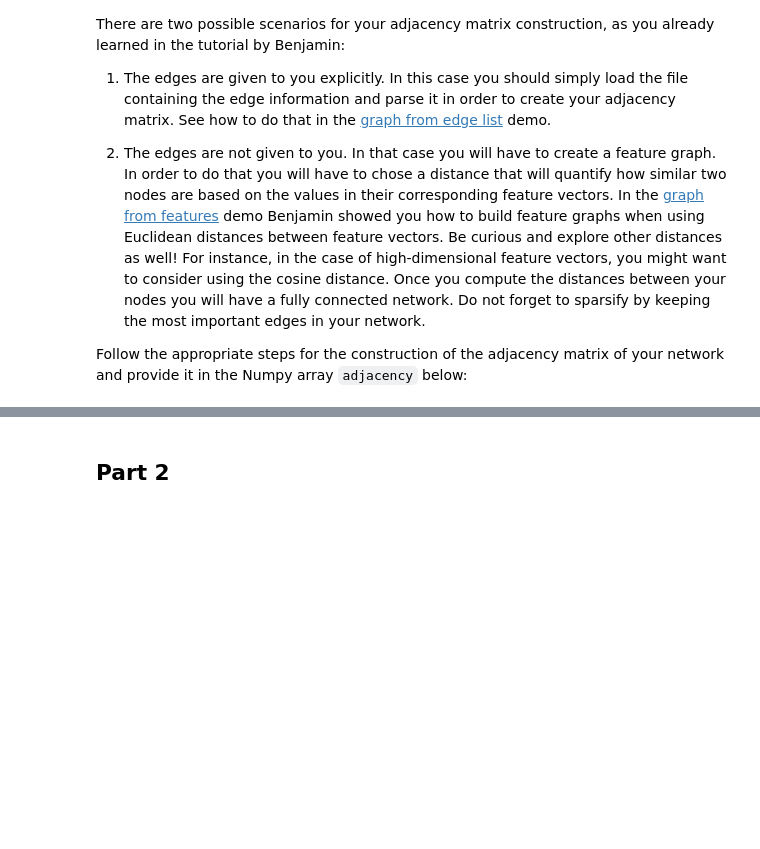
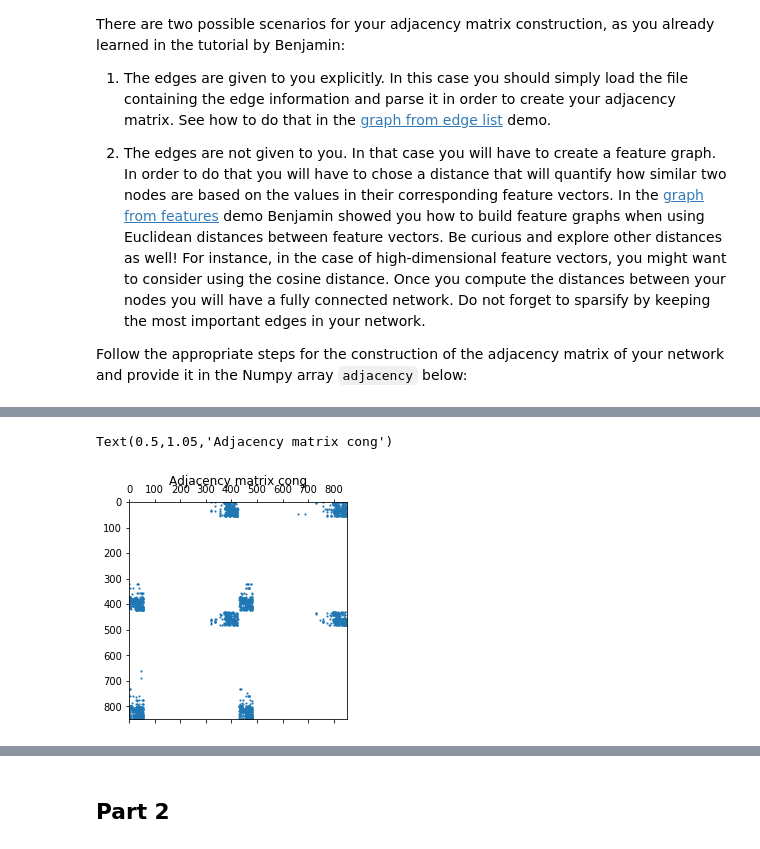
Before and after one commit to Kakavand/EPFL-antiterrorAssignment, a Jupyter notebook: milestone_1/1_network_properties_marco1-6.ipynb, the cells around one changed output, grey strips where cells are left out. Saved outputs shown, nothing was run; the diff lists cells and outputs as text; code cells hidden in the pictures; blank space fills up the shorter version.

```diff
--- a/milestone_1/1_network_properties_marco1-6.ipynb
+++ b/milestone_1/1_network_properties_marco1-6.ipynb
@@ -60,0 +305,6 @@ n_nodes = # the number of nodes in the network
+# %%
+plt.spy(adjacencycong, markersize=1)
+plt.title('Adjacency matrix cong')
+# %% [output]
+Text(0.5,1.05,'Adjacency matrix cong')
+[figure, added]
```
Also changed, not shown: parts of 36 cells of this notebook, 1 other file.
